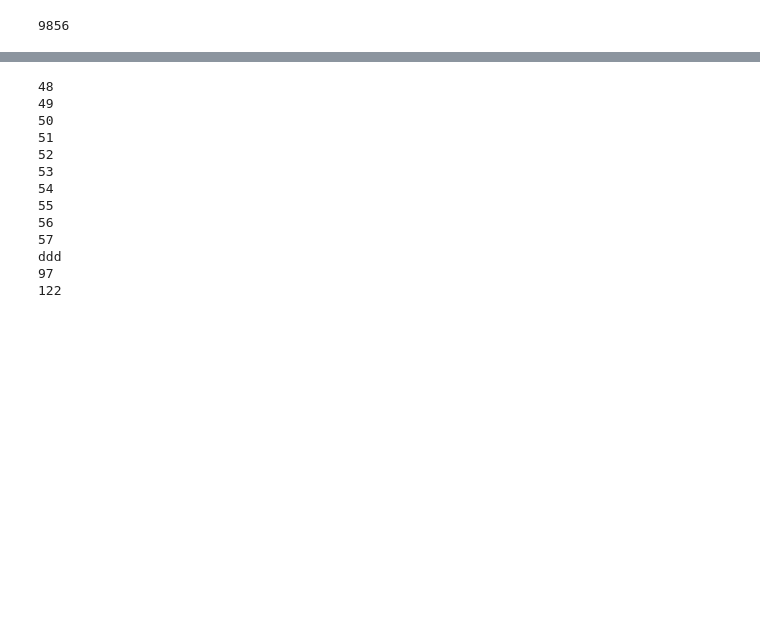
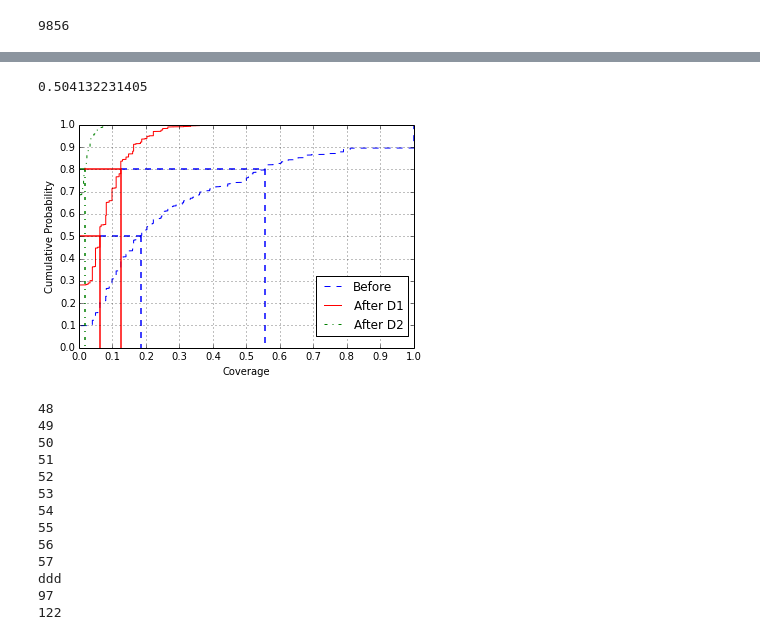
Before and after one commit to qingyuanxingsi/12306_passcracking, a Jupyter notebook: 12306_initial_process.ipynb, the cells around one changed output, grey strips where cells are left out. Cells and saved outputs as stored; diff of their text form; code cells hidden in the pictures; blank space fills up the shorter version.

```diff
--- a/12306_initial_process.ipynb
+++ b/12306_initial_process.ipynb
@@ -1077,3 +1124,54 @@ if True:
+# %%
+sorted_d = np.sort(new2cvglist)
+print sorted_d[len(new2cvglist)-1]
+high = 0.504132231405
+# %% [output]
+0.504132231405
+# %%
+    data = cvglist
+    sorted_data = np.sort(data)  # Or data.sort(), if data can be modified
+    # Cumulative distributions:
+    plt.plot(sorted_data, np.arange(sorted_data.size)/float(len(cvglist)),label="Before",ls="--",color="blue")  # From 0 to the number of data points-1
+
+    data = newcvglist
+    sorted_data = np.sort(data)  # Or data.sort(), if data can be modified
+    # Cumulative distributions:
+    plt.plot(sorted_data, np.arange(sorted_data.size)/float(len(newcvglist)),label="After D1",color="red")  # From 0 to the number of data points-1
+
+    data = new2cvglist
+    sorted_data = np.sort(data)  # Or data.sort(), if data can be modified
+    # Cumulative distributions:
+    plt.plot(sorted_data, np.arange(sorted_data.size)/float(len(cvglist)),label="After D2",ls="-.",color="green")  # From 0 to the number of data points-1
+
+
+    x1 = 0.0625
+    x2 = 0.184
+    y = 0.5
+    plt.plot([x1, x2], [y, y], color='blue', linewidth=1.5, linestyle="--")
+    plt.plot([0, x1], [y, y], color='red', linewidth=1.5)
+    plt.plot([x1, x1], [y, 0], color='red', linewidth=1.5)
+    plt.plot([x2, x2], [y, 0], color='blue', linewidth=1.5, linestyle="--")
+
+    x1 = 0.125
+    x2 = 0.556
+    x3 = 0.018
+    y = 0.8
+    plt.plot([x1, x2], [y, y], color='blue', linewidth=1.5, linestyle="--")
+    plt.plot([0, x3], [y, y], color='green', linewidth=1.5)
+    plt.plot([x3, x3], [y, 0], color='green', linewidth=1.5,ls="-.")
+    plt.plot([x1, x3], [y, y], color='red', linewidth=1.5)
+    plt.plot([x1, x1], [y, 0], color='red', linewidth=1.5)
+    plt.plot([x2, x2], [y, 0], color='blue', linewidth=1.5, linestyle="--")
+
+    plt.ylabel('Cumulative Probability')
+    plt.xlabel('Coverage')
+    plt.legend(bbox_to_anchor=(1, 0.35))
+    plt.xticks(np.arange(0, 1.1, 0.1))
+    plt.yticks(np.arange(0, 1.1, 0.1))
+    plt.grid()
+    plt.show()
+# %% [output]
+[figure, added]
 # %%
 for i in range(0,10):
     print ord(str(i))
```
Also changed, not shown: parts of 6 cells of this notebook, 11 other files.
